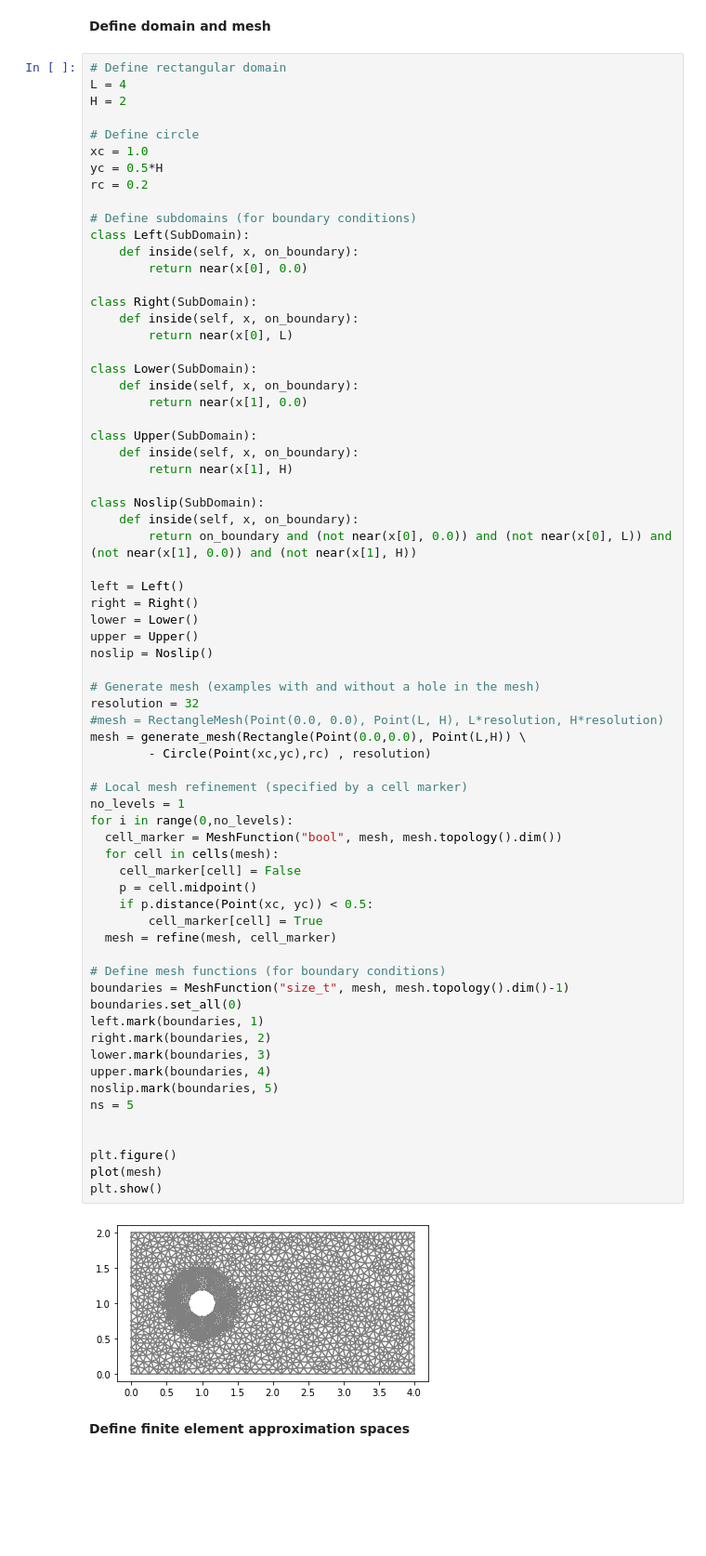
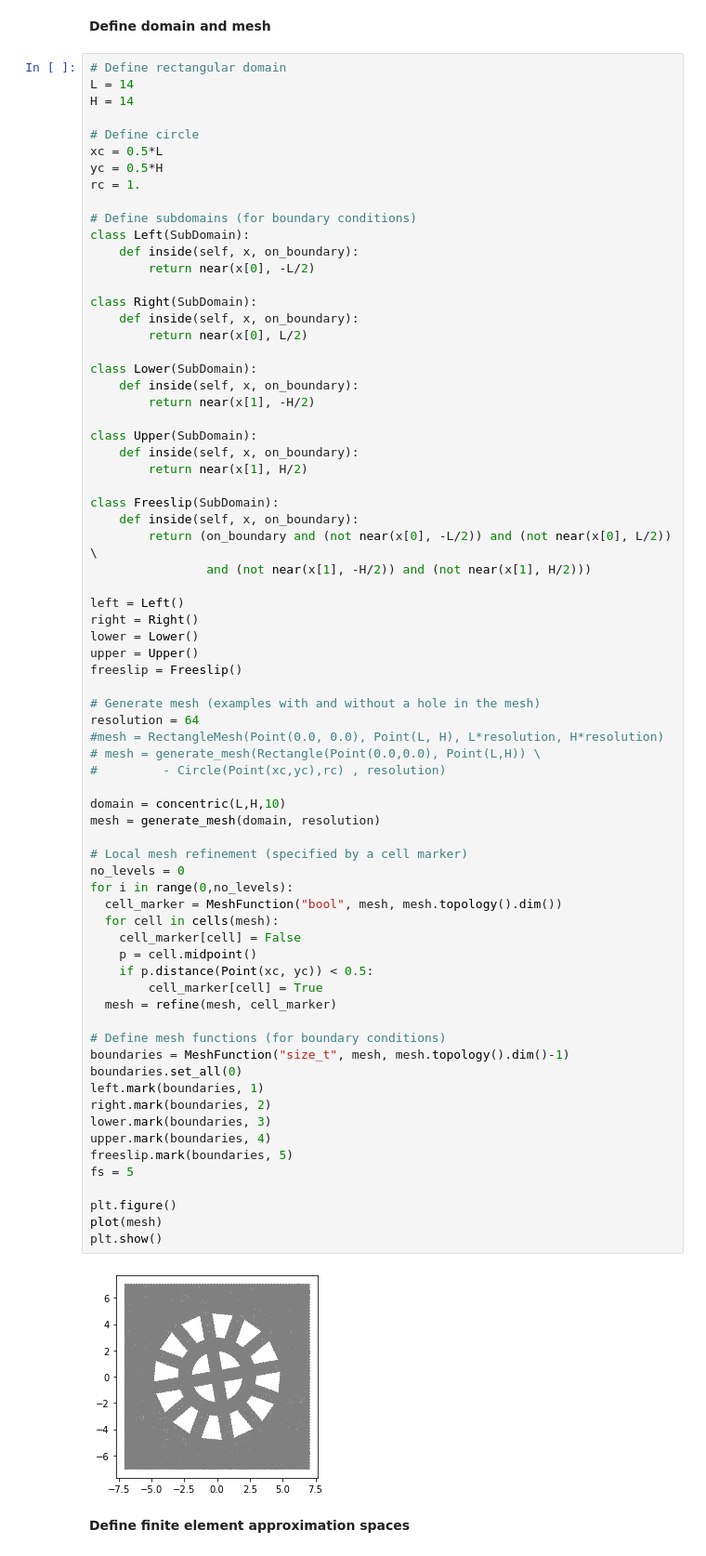
Before and after one commit to johanhoffman/DD2365-VT20, a Jupyter notebook: Project/projectV4.ipynb, the cells around one changed output. Shown at 93% size. Drawn from its saved outputs; the diff is of its cells as text; blank space fills up the shorter version.

```diff
--- a/Project/projectV4.ipynb
+++ b/Project/projectV4.ipynb
@@ -111,74 +172,77 @@ To read more about how to use similar methods for more complex problems, see e.g
 **Define domain and mesh**
 # %%
 # Define rectangular domain
-L = 4
-H = 2
+L = 14
+H = 14
 
 # Define circle
-xc = 1.0
+xc = 0.5*L
 yc = 0.5*H
-rc = 0.2
+rc = 1.
 
 # Define subdomains (for boundary conditions)
 class Left(SubDomain):
     def inside(self, x, on_boundary):
-        return near(x[0], 0.0)
+        return near(x[0], -L/2)
 
 class Right(SubDomain):
     def inside(self, x, on_boundary):
-        return near(x[0], L)
+        return near(x[0], L/2)
 
 class Lower(SubDomain):
     def inside(self, x, on_boundary):
-        return near(x[1], 0.0)
+        return near(x[1], -H/2)
 
 class Upper(SubDomain):
     def inside(self, x, on_boundary):
-        return near(x[1], H)
+        return near(x[1], H/2)
 
-class Noslip(SubDomain):
+class Freeslip(SubDomain):
     def inside(self, x, on_boundary):
-        return on_boundary and (not near(x[0], 0.0)) and (not near(x[0], L)) and (not near(x[1], 0.0)) and (not near(x[1], H))
+        return (on_boundary and (not near(x[0], -L/2)) and (not near(x[0], L/2)) \
+                and (not near(x[1], -H/2)) and (not near(x[1], H/2)))
 
 left = Left()
 right = Right()
 lower = Lower()
 upper = Upper()
-noslip = Noslip()
+freeslip = Freeslip()
 
 # Generate mesh (examples with and without a hole in the mesh)
-resolution = 32
+resolution = 64
 #mesh = RectangleMesh(Point(0.0, 0.0), Point(L, H), L*resolution, H*resolution)
-mesh = generate_mesh(Rectangle(Point(0.0,0.0), Point(L,H)) \
-        - Circle(Point(xc,yc),rc) , resolution)
+# mesh = generate_mesh(Rectangle(Point(0.0,0.0), Point(L,H)) \
+#         - Circle(Point(xc,yc),rc) , resolution)
+
+domain = concentric(L,H,10)
+mesh = generate_mesh(domain, resolution)
 
 # Local mesh refinement (specified by a cell marker)
-no_levels = 1
+no_levels = 0
 for i in range(0,no_levels):
   cell_marker = MeshFunction("bool", mesh, mesh.topology().dim())
   for cell in cells(mesh):
     cell_marker[cell] = False
     p = cell.midpoint()
     if p.distance(Point(xc, yc)) < 0.5:
         cell_marker[cell] = True
   mesh = refine(mesh, cell_marker)
 
 # Define mesh functions (for boundary conditions)
 boundaries = MeshFunction("size_t", mesh, mesh.topology().dim()-1)
 boundaries.set_all(0)
 left.mark(boundaries, 1)
 right.mark(boundaries, 2)
 lower.mark(boundaries, 3)
 upper.mark(boundaries, 4)
-noslip.mark(boundaries, 5)
-ns = 5
-
+freeslip.mark(boundaries, 5)
+fs = 5
 
 plt.figure()
 plot(mesh)
 plt.show()
 # %% [output]
-[figure, old version]
+[figure, new version]
 # %% [markdown]
 **Define finite element approximation spaces**
 # %%
```
Also changed, not shown: parts of 10 cells of this notebook.
